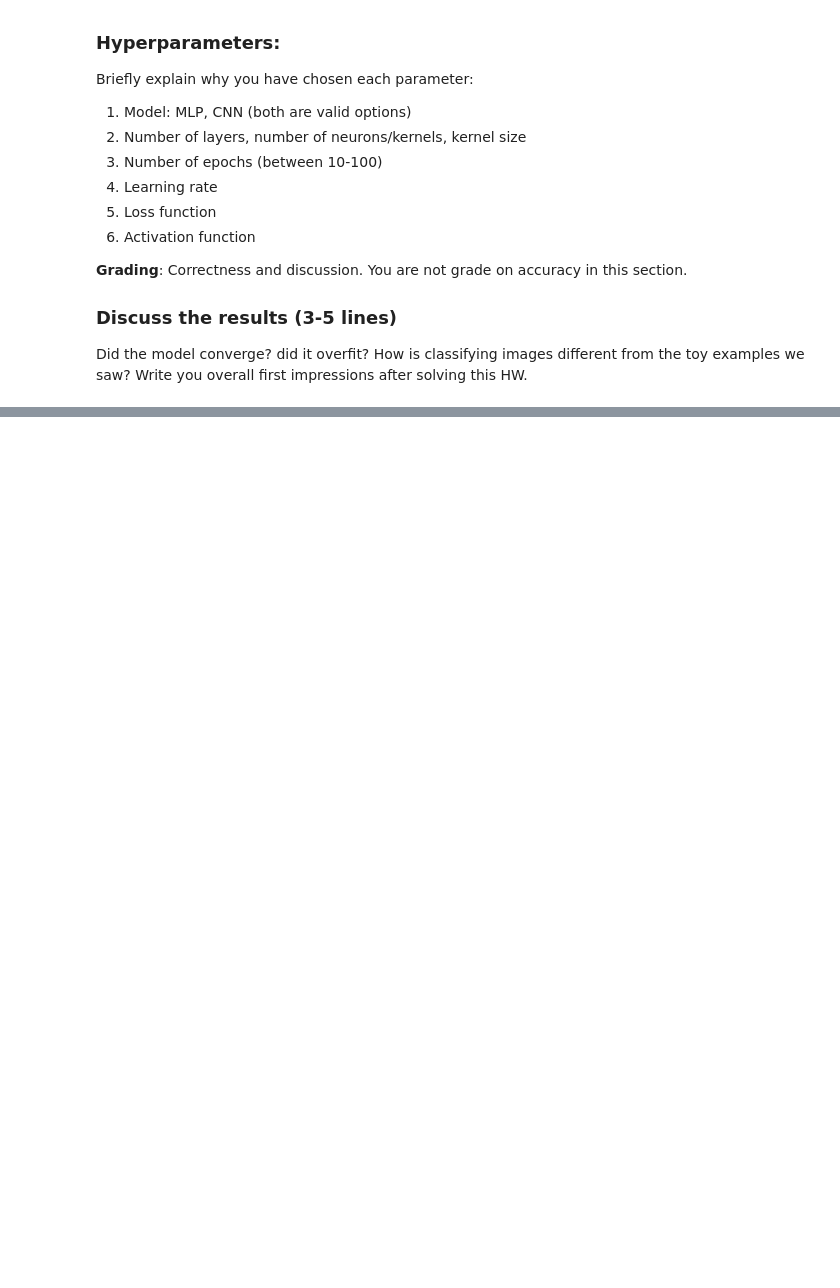
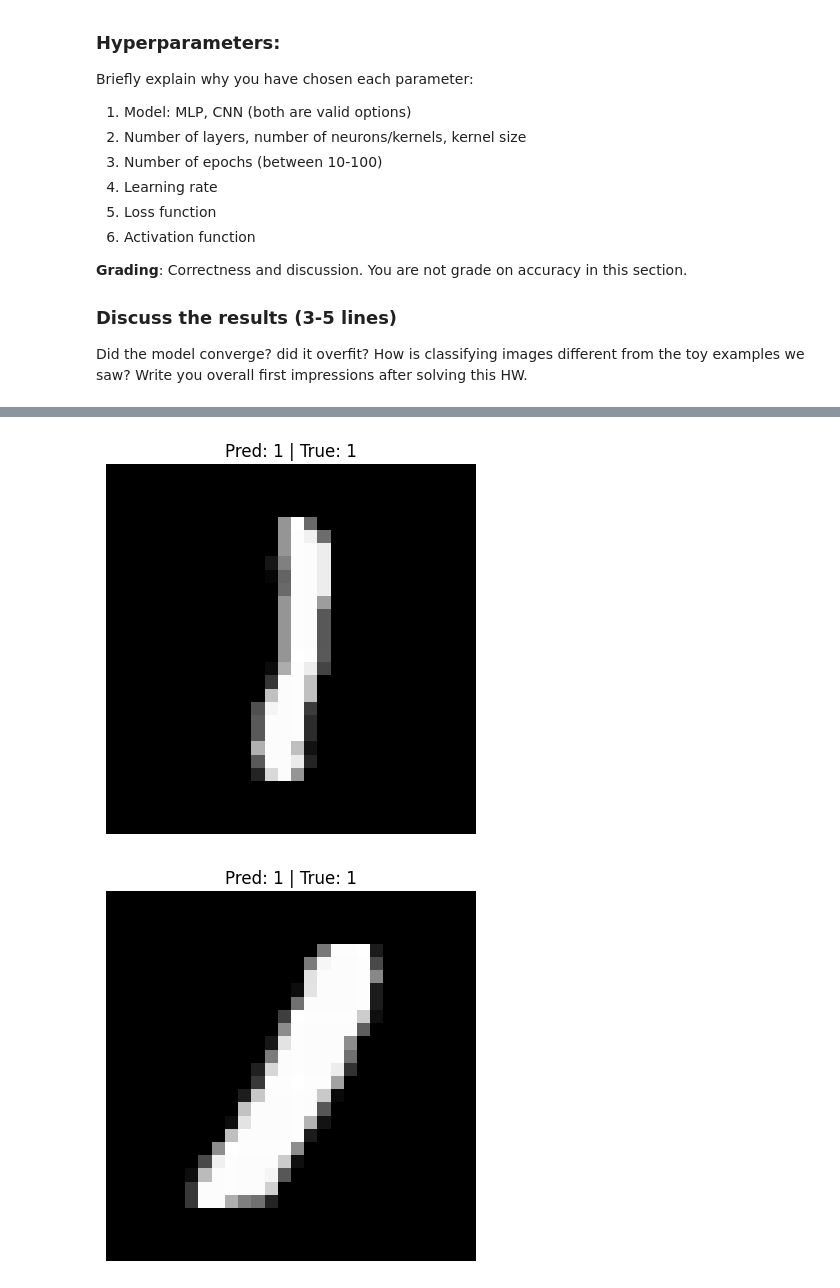
Before and after one commit to JonathanZmora/IntroToDeepLearning, a Jupyter notebook: DL_HW1_I.ipynb, the cells around one changed output, grey strips where cells are left out. Saved outputs shown, nothing was run; the diff lists cells and outputs as text; code cells hidden in the pictures; blank space fills up the shorter version.

```diff
--- a/DL_HW1_I.ipynb
+++ b/DL_HW1_I.ipynb
@@ -904,6 +911,31 @@ def evaluate(model, loader):
             correct += (predicted == labels).sum().item()
     acc = 100 * correct / total
     return acc
+
+def predict_and_plot_sample(model, sample):
+    global device
+
+    image, true_label = sample
+
+    if not torch.is_tensor(image):
+        image = transforms.ToTensor()(image)
+    if image.ndim == 2:
+        image = image.unsqueeze(0)
+
+    x = image.unsqueeze(0).to(device)
+
+    model.eval()
+    with torch.no_grad():
+        logits = model(x)
+        pred_label = logits.argmax(dim=1).item()
+
+    plt.figure()
+    plt.imshow(image.squeeze().cpu(), cmap="gray")
+    plt.axis("off")
+    plt.title(f"Pred: {pred_label} | True: {int(true_label)}")
+    plt.show()
+
+    return pred_label
 # %%
 ### Training function ###
 
@@ -976,0 +1009,14 @@ Test Accuracy: 99.95%
+# %%
+# getting 10 random indecies within the test dataset
+rng = np.random.default_rng(42)
+rand_pos = rng.choice(len(test_subset), size=10, replace=False)
+
+# holds (image, label)
+samples_10 = [test_subset[i] for i in rand_pos]
+
+# plotting and predicting all selected 10 pictures
+for sample in samples_10:
+  predict_and_plot_sample(cnn_model, sample)
+# %% [output]
+[figure, added]
+[figure, added]
```
Also changed, not shown: parts of 13 cells of this notebook.
